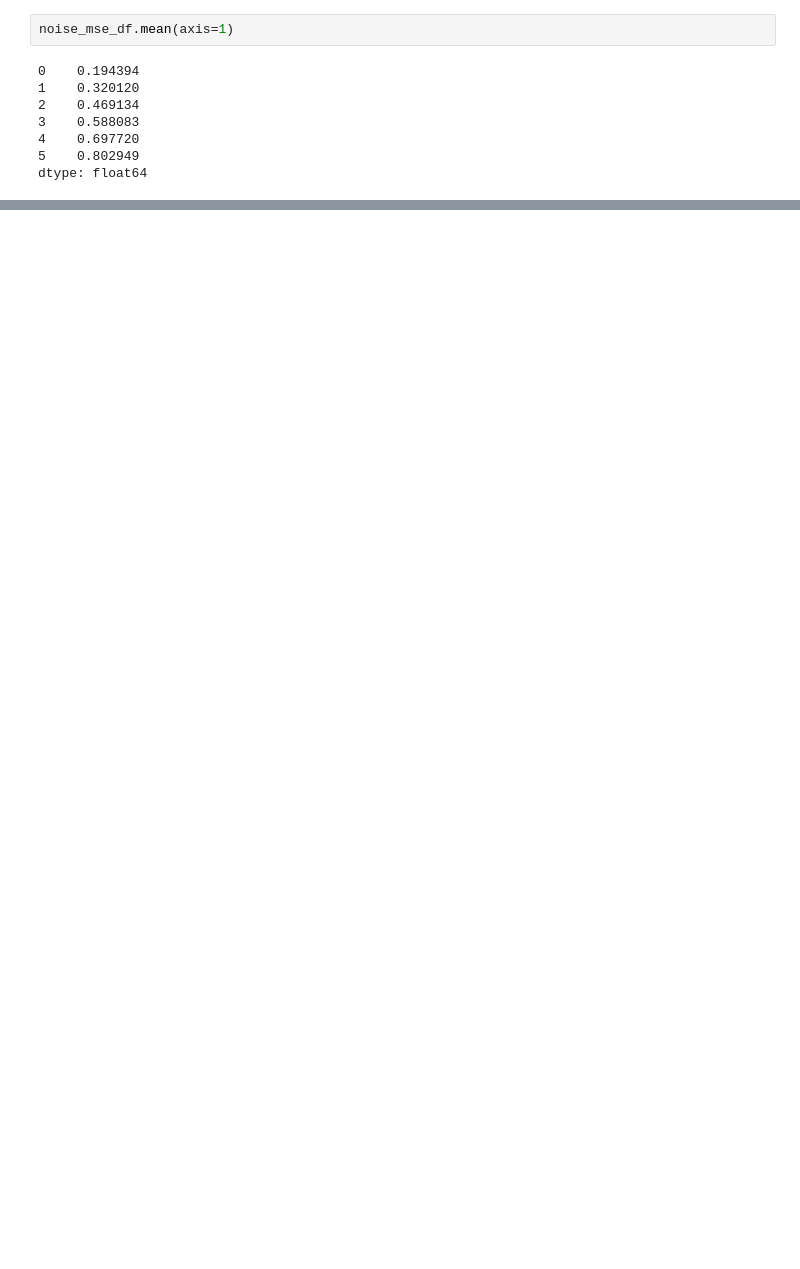
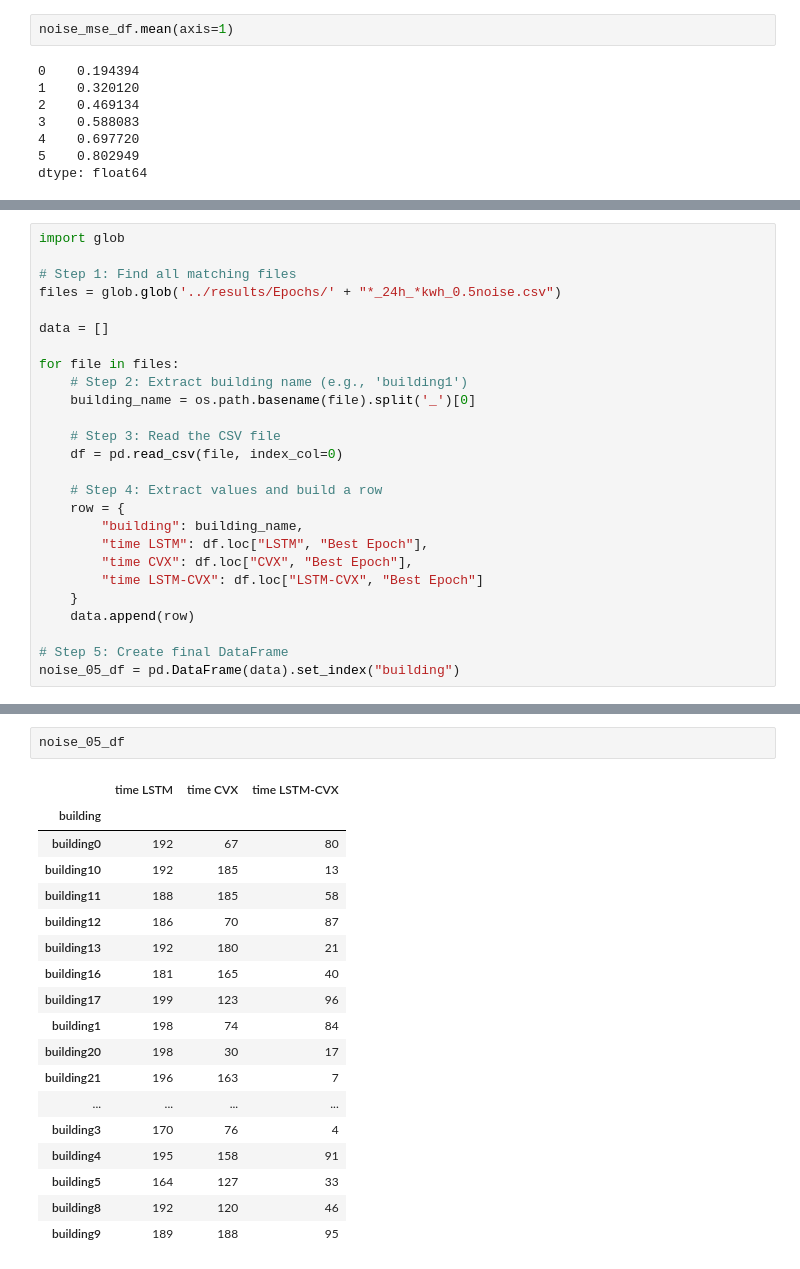
Before and after one commit to Joris-Dprtr/DFL_PVB, a Jupyter notebook: notebooks/Results_load_analysis.ipynb, the cells around one changed output, grey strips where cells are left out. Saved outputs shown, nothing was run; the diff lists cells and outputs as text; blank space fills up the shorter version.

```diff
--- a/notebooks/Results_load_analysis.ipynb
+++ b/notebooks/Results_load_analysis.ipynb
@@ -380,0 +546,26 @@ dtype: float64
+# %%
+import glob
+
+# Step 1: Find all matching files
+files = glob.glob('../results/Epochs/' + "*_24h_*kwh_0.5noise.csv")
+
+data = []
+
+for file in files:
+    # Step 2: Extract building name (e.g., 'building1')
+    building_name = os.path.basename(file).split('_')[0]
+
+    # Step 3: Read the CSV file
+    df = pd.read_csv(file, index_col=0)
+
+    # Step 4: Extract values and build a row
+    row = {
+        "building": building_name,
+        "time LSTM": df.loc["LSTM", "Best Epoch"],
+        "time CVX": df.loc["CVX", "Best Epoch"],
+        "time LSTM-CVX": df.loc["LSTM-CVX", "Best Epoch"]
+    }
+    data.append(row)
+
+# Step 5: Create final DataFrame
+noise_05_df = pd.DataFrame(data).set_index("building")
@@ -380,0 +592,21 @@ dtype: float64
+# %%
+noise_05_df
+# %% [output]
+|  | time LSTM | time CVX | time LSTM-CVX |
+| building |  |  |  |
+| building0 | 192 | 67 | 80 |
+| building10 | 192 | 185 | 13 |
+| building11 | 188 | 185 | 58 |
+| building12 | 186 | 70 | 87 |
+| building13 | 192 | 180 | 21 |
+| building16 | 181 | 165 | 40 |
+| building17 | 199 | 123 | 96 |
+| building1 | 198 | 74 | 84 |
+| building20 | 198 | 30 | 17 |
+| building21 | 196 | 163 | 7 |
+| ... | ... | ... | ... |
+| building3 | 170 | 76 | 4 |
+| building4 | 195 | 158 | 91 |
+| building5 | 164 | 127 | 33 |
+| building8 | 192 | 120 | 46 |
+| building9 | 189 | 188 | 95 |
```
Also changed, not shown: parts of 19 cells of this notebook, 9 other files.
